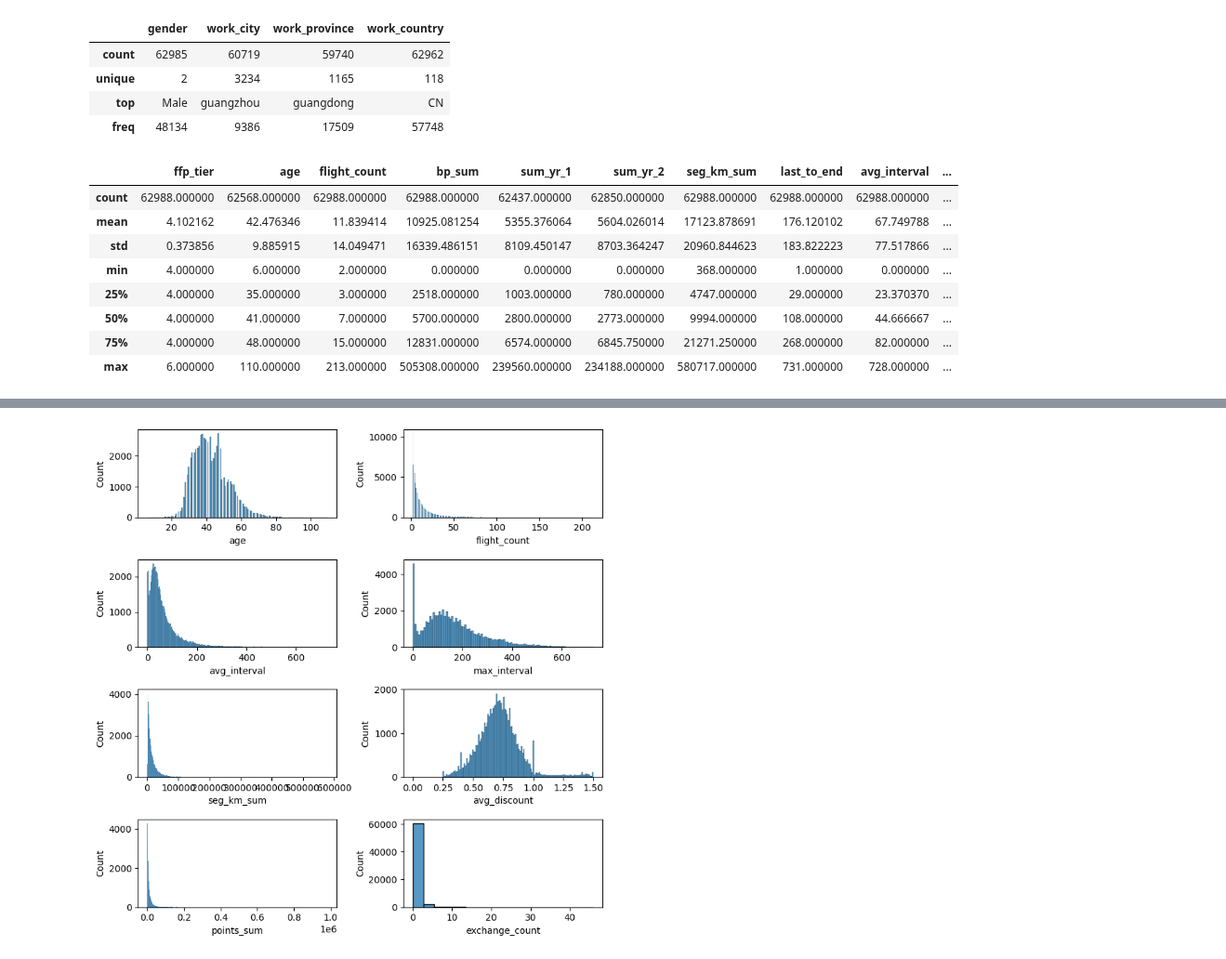
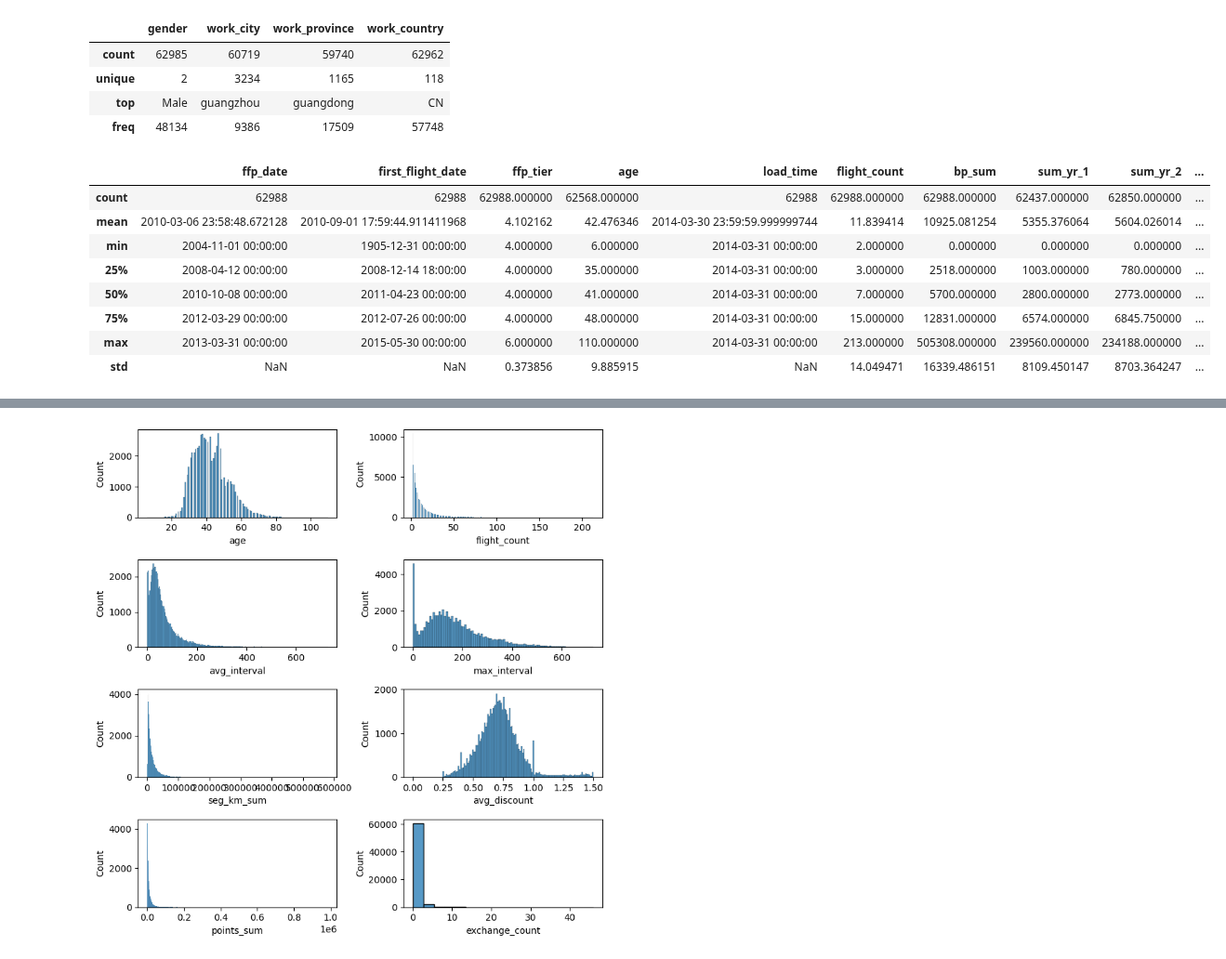
Before and after one commit to mezkymy/airline-cv-analysis, a Jupyter notebook: airline_cust_value_analysis.ipynb, the cells around one changed output, grey strips where cells are left out. Shown at 93% size. Drawn from its saved outputs; the diff is of its cells as text; code cells hidden in the pictures.

Commit message:
fixed describe to accommodate datetime columns

```diff
--- a/airline_cust_value_analysis.ipynb
+++ b/airline_cust_value_analysis.ipynb
@@ -198,15 +198,15 @@ df[categoricals].describe()
 | top | Male | guangzhou | guangdong | CN |
 | freq | 48134 | 9386 | 17509 | 57748 |
 # %%
-# numericals columns describe
-df.describe()
+# numericals columns describe (including datetime)
+df.describe(datetime_is_numeric=True)
 # %% [output]
-|  | ffp_tier | age | flight_count | bp_sum | sum_yr_1 | sum_yr_2 | seg_km_sum | last_to_end | avg_interval | ... |
-| count | 62988.000000 | 62568.000000 | 62988.000000 | 62988.000000 | 62437.000000 | 62850.000000 | 62988.000000 | 62988.000000 | 62988.000000 | ... |
-| mean | 4.102162 | 42.476346 | 11.839414 | 10925.081254 | 5355.376064 | 5604.026014 | 17123.878691 | 176.120102 | 67.749788 | ... |
-| std | 0.373856 | 9.885915 | 14.049471 | 16339.486151 | 8109.450147 | 8703.364247 | 20960.844623 | 183.822223 | 77.517866 | ... |
-| min | 4.000000 | 6.000000 | 2.000000 | 0.000000 | 0.000000 | 0.000000 | 368.000000 | 1.000000 | 0.000000 | ... |
-| 25% | 4.000000 | 35.000000 | 3.000000 | 2518.000000 | 1003.000000 | 780.000000 | 4747.000000 | 29.000000 | 23.370370 | ... |
-| 50% | 4.000000 | 41.000000 | 7.000000 | 5700.000000 | 2800.000000 | 2773.000000 | 9994.000000 | 108.000000 | 44.666667 | ... |
-| 75% | 4.000000 | 48.000000 | 15.000000 | 12831.000000 | 6574.000000 | 6845.750000 | 21271.250000 | 268.000000 | 82.000000 | ... |
-| max | 6.000000 | 110.000000 | 213.000000 | 505308.000000 | 239560.000000 | 234188.000000 | 580717.000000 | 731.000000 | 728.000000 | ... |
+|  | ffp_date | first_flight_date | ffp_tier | age | load_time | flight_count | bp_sum | sum_yr_1 | sum_yr_2 | ... |
+| count | 62988 | 62988 | 62988.000000 | 62568.000000 | 62988 | 62988.000000 | 62988.000000 | 62437.000000 | 62850.000000 | ... |
+| mean | 2010-03-06 23:58:48.672128 | 2010-09-01 17:59:44.911411968 | 4.102162 | 42.476346 | 2014-03-30 23:59:59.999999744 | 11.839414 | 10925.081254 | 5355.376064 | 5604.026014 | ... |
+| min | 2004-11-01 00:00:00 | 1905-12-31 00:00:00 | 4.000000 | 6.000000 | 2014-03-31 00:00:00 | 2.000000 | 0.000000 | 0.000000 | 0.000000 | ... |
+| 25% | 2008-04-12 00:00:00 | 2008-12-14 18:00:00 | 4.000000 | 35.000000 | 2014-03-31 00:00:00 | 3.000000 | 2518.000000 | 1003.000000 | 780.000000 | ... |
+| 50% | 2010-10-08 00:00:00 | 2011-04-23 00:00:00 | 4.000000 | 41.000000 | 2014-03-31 00:00:00 | 7.000000 | 5700.000000 | 2800.000000 | 2773.000000 | ... |
+| 75% | 2012-03-29 00:00:00 | 2012-07-26 00:00:00 | 4.000000 | 48.000000 | 2014-03-31 00:00:00 | 15.000000 | 12831.000000 | 6574.000000 | 6845.750000 | ... |
+| max | 2013-03-31 00:00:00 | 2015-05-30 00:00:00 | 6.000000 | 110.000000 | 2014-03-31 00:00:00 | 213.000000 | 505308.000000 | 239560.000000 | 234188.000000 | ... |
+| std | NaN | NaN | 0.373856 | 9.885915 | NaN | 14.049471 | 16339.486151 | 8109.450147 | 8703.364247 | ... |
```
Also changed, not shown: parts of 4 cells of this notebook.
